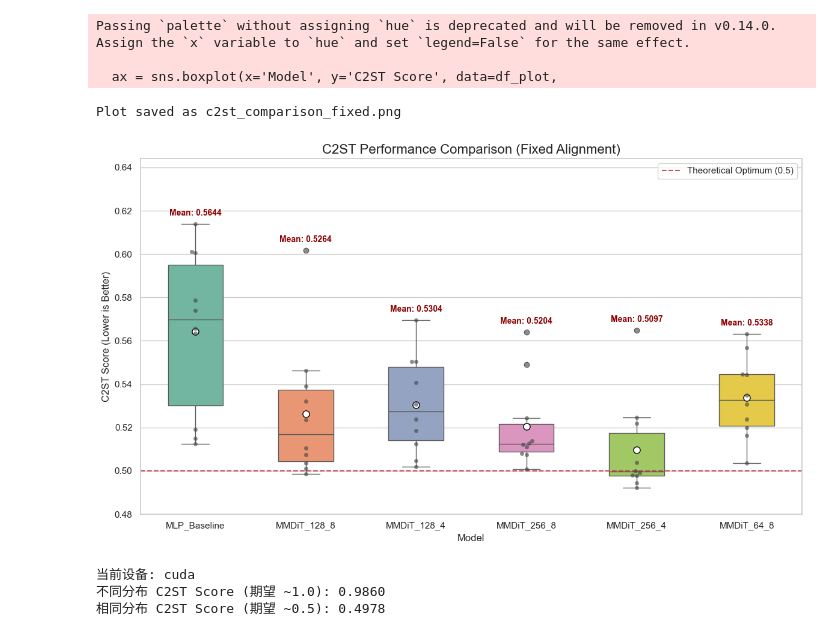
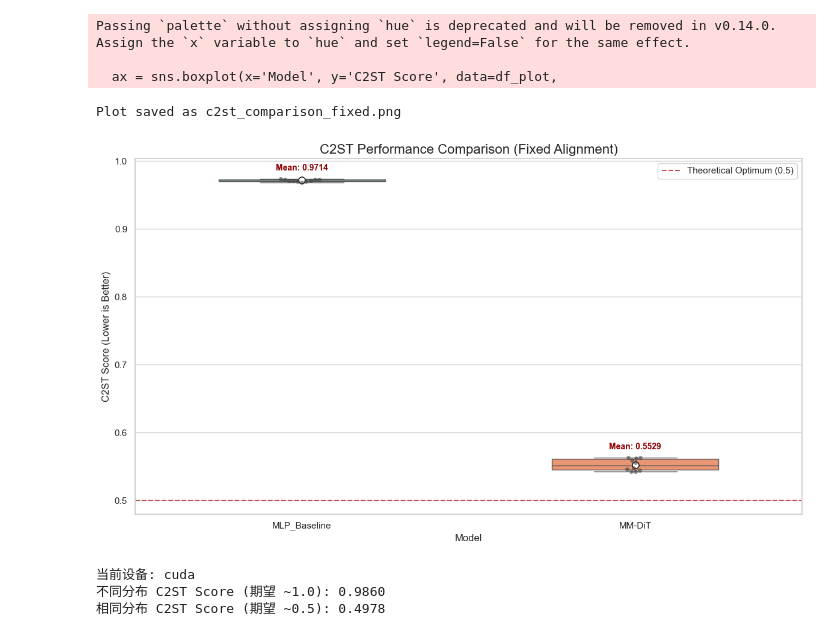
Before and after one commit to qinwch/FUSE, a Jupyter notebook: experiment/visualize/visualize.ipynb, the cells around one changed output. Cells and saved outputs as stored; diff of their text form; code cells hidden in the pictures.

```diff
--- a/experiment/visualize/visualize.ipynb
+++ b/experiment/visualize/visualize.ipynb
@@ -62,40 +62,41 @@ def plot_c2st_comparison(file_dict):
                     xy=(i, max_val),  # 定位到箱图最大值位置
                     xytext=(0, 8),    # 向上偏移8个点，避免与箱图重叠
                     textcoords='offset points',
                     ha='center', va='bottom',
                     fontsize=10, fontweight='bold', color='darkred')  # 删除arrowprops参数
 
     # 设置标题、标签和Y轴范围
     plt.title('C2ST Performance Comparison (Fixed Alignment)', fontsize=16)
     plt.ylabel('C2ST Score (Lower is Better)', fontsize=12)
     # 调整Y轴上限，给顶部标注留出空间
     y_max = df_plot['C2ST Score'].max()
     plt.ylim(0.48, y_max + 0.03)  # 微调上限偏移，适配无箭头的标注
     plt.legend()
     plt.tight_layout()
 
     plt.savefig('c2st_comparison_fixed.png', dpi=300, bbox_inches='tight')  # 防止标注被裁剪
     print("Plot saved as c2st_comparison_fixed.png")
     plt.show()
 
 if __name__ == "__main__":
     # 这里的顺序将决定图中从左到右的顺序
     results_to_plot = {
-        'MLP_Baseline': '/home/vrlab/GW/flow_matching/flow-matching-posterior-estimation/train_origin/c2st.csv',
-        'MMDiT_128_8': '/home/vrlab/GW/flow_matching/flow-matching-posterior-estimation/train_t_128_deep8/c2st.csv',
-        'MMDiT_128_4': '/home/vrlab/GW/flow_matching/flow-matching-posterior-estimation/train_t_128_deep4/c2st.csv',
-        'MMDiT_256_8': '/home/vrlab/GW/flow_matching/flow-matching-posterior-estimation/train_t_256_deep8/c2st.csv',
-        'MMDiT_256_4': '/home/vrlab/GW/flow_matching/flow-matching-posterior-estimation/train_t_256_deep4/c2st.csv',
-        'MMDiT_64_8': '/home/vrlab/GW/flow_matching/flow-matching-posterior-estimation/train_t_64_deep8/c2st.csv',
+        'MLP_Baseline': '/home/vrlab/GW/flowmatching_record/gaussian_linear_MLP/c2st.csv',
+        # 'MMDiT_128_8': '/home/vrlab/GW/flow_matching/flow-matching-posterior-estimation/train_t_128_deep8/c2st.csv',
+        # 'MMDiT_128_4': '/home/vrlab/GW/flow_matching/flow-matching-posterior-estimation/train_t_128_deep4/c2st.csv',
+        # 'MMDiT_256_8': '/home/vrlab/GW/flow_matching/flow-matching-posterior-estimation/train_t_256_deep8/c2st.csv',
+        # 'MMDiT_256_4': '/home/vrlab/GW/flow_matching/flow-matching-posterior-estimation/train_t_256_deep4/c2st.csv',
+        # 'MMDiT_64_8': '/home/vrlab/GW/flow_matching/flow-matching-posterior-estimation/train_t_64_deep8/c2st.csv',
+        'MM-DiT': '/home/vrlab/GW/flowmatching_record/gaussian_linear_MM-DiT/c2st.csv',
     }
 
     plot_c2st_comparison(results_to_plot)
 # %% [output]
 Passing `palette` without assigning `hue` is deprecated and will be removed in v0.14.0. Assign the `x` variable to `hue` and set `legend=False` for the same effect.
 
   ax = sns.boxplot(x='Model', y='C2ST Score', data=df_plot,
 Plot saved as c2st_comparison_fixed.png
-[figure, old version]
+[figure, new version]
 # %%
 import torch
 import torch.nn as nn
```
Also changed, not shown: 2 other files.
